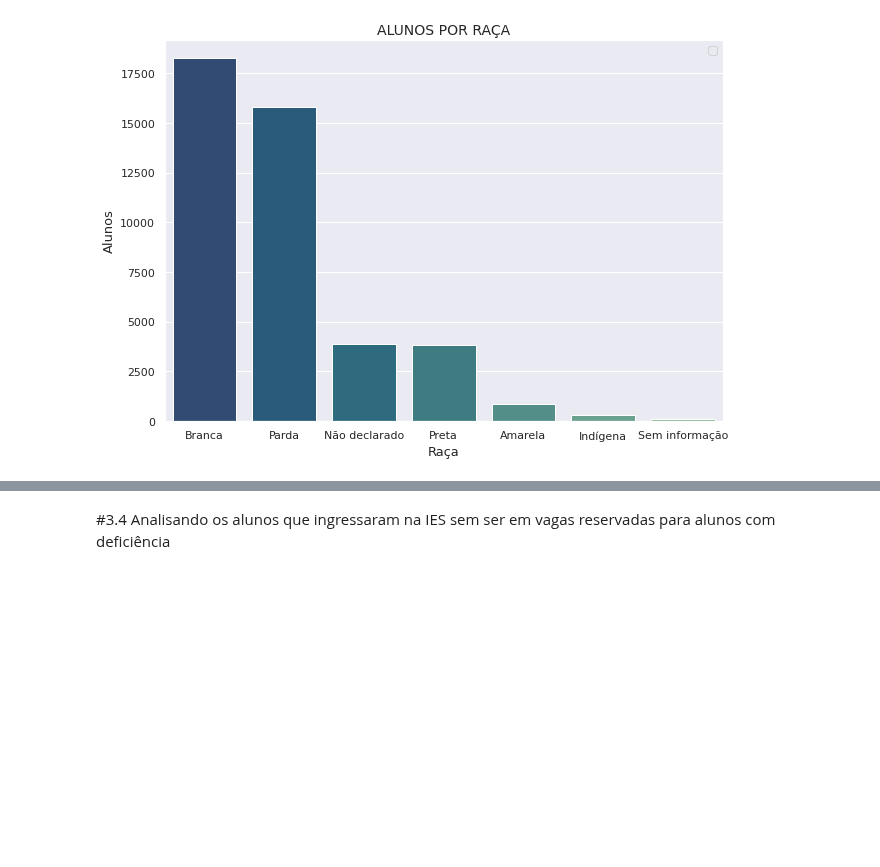
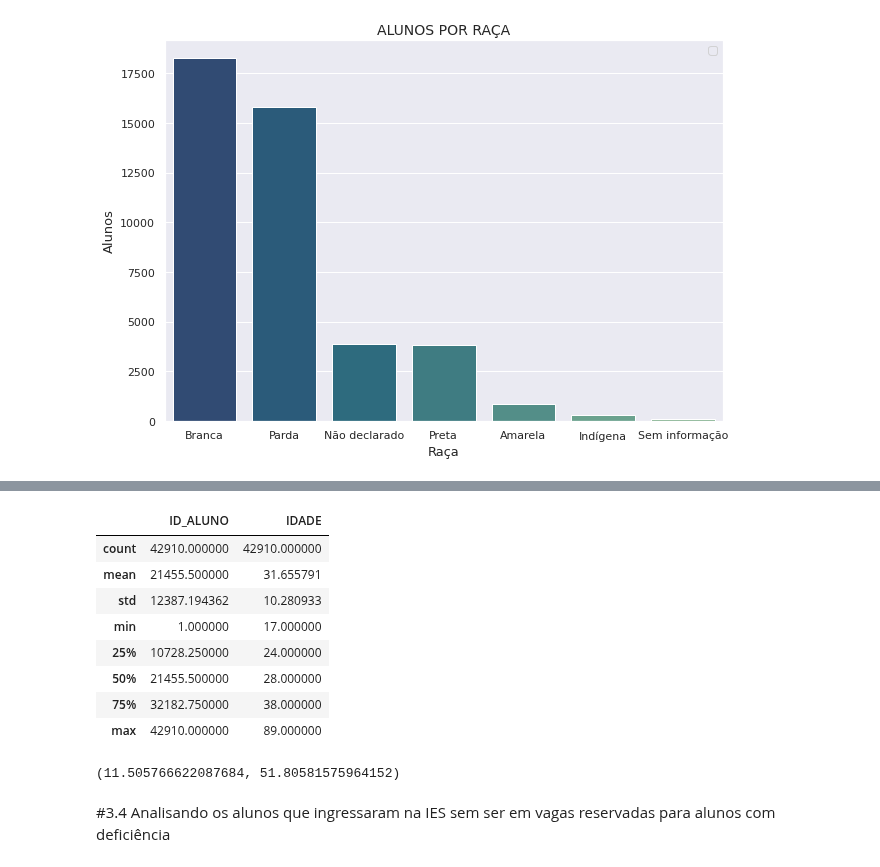
Before and after one commit to roxacarv/edulearn, a Jupyter notebook: Edulearn.ipynb, the cells around one changed output, grey strips where cells are left out. Saved outputs shown, nothing was run; the diff lists cells and outputs as text; code cells hidden in the pictures; blank space fills up the shorter version.

```diff
--- a/Edulearn.ipynb
+++ b/Edulearn.ipynb
@@ -1067,3 +1070,24 @@ plt.savefig('idades_por_raca.png', transparent = True)
+# %%
+perfil_aluno.describe()
+# %% [output]
+|  | ID_ALUNO | IDADE |
+| count | 42910.000000 | 42910.000000 |
+| mean | 21455.500000 | 31.655791 |
+| std | 12387.194362 | 10.280933 |
+| min | 1.000000 | 17.000000 |
+| 25% | 10728.250000 | 24.000000 |
+| 50% | 21455.500000 | 28.000000 |
+| 75% | 32182.750000 | 38.000000 |
+| max | 42910.000000 | 89.000000 |
+# %%
+#Intervalo de confiança
+a = perfil_aluno['IDADE']
+mean, sigma = np.mean(a), np.std(a)
+
+conf_int = stats.norm.interval(0.95, loc=mean, scale=sigma)
+conf_int
+# %% [output]
+(11.505766622087684, 51.80581575964152)
 # %% [markdown]
 #3.4 Analisando os alunos que ingressaram na IES sem ser em vagas reservadas para alunos com deficiência
 # %%
```
Also changed, not shown: parts of 97 cells of this notebook.
